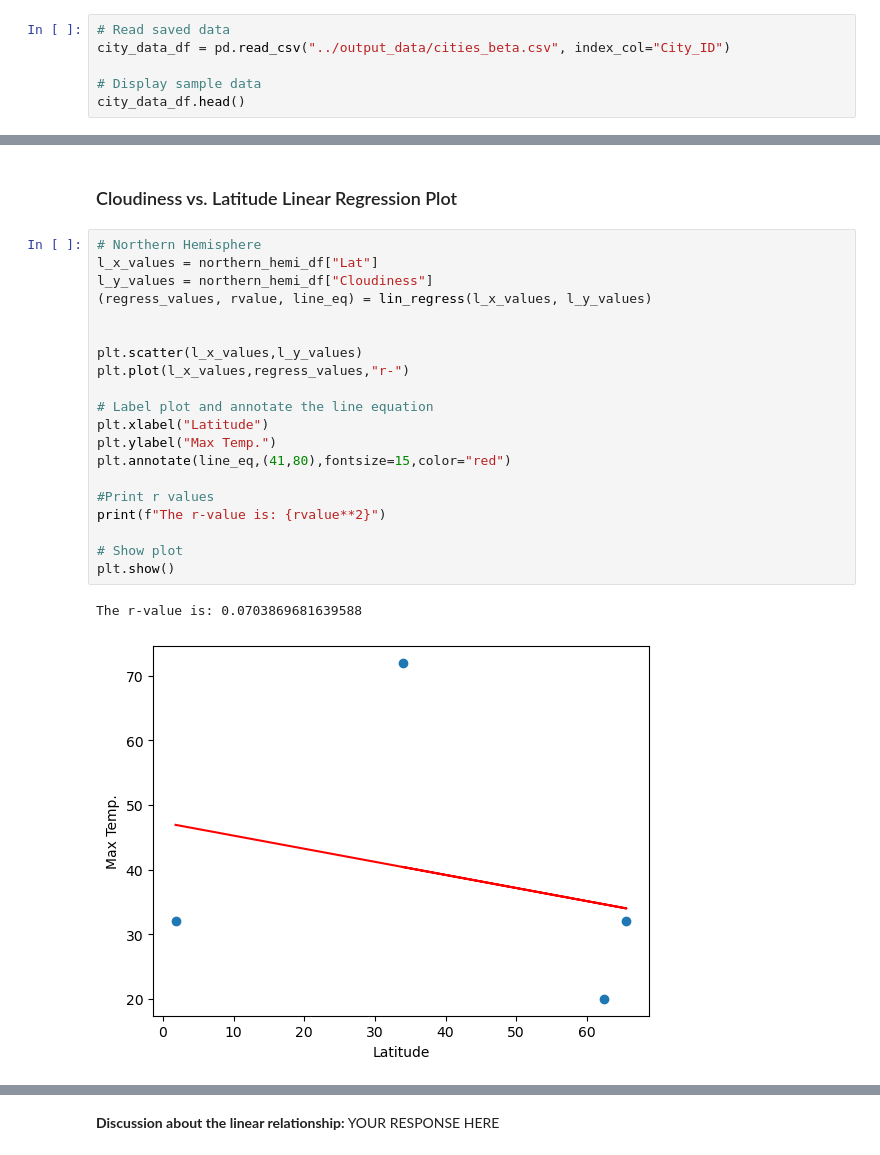
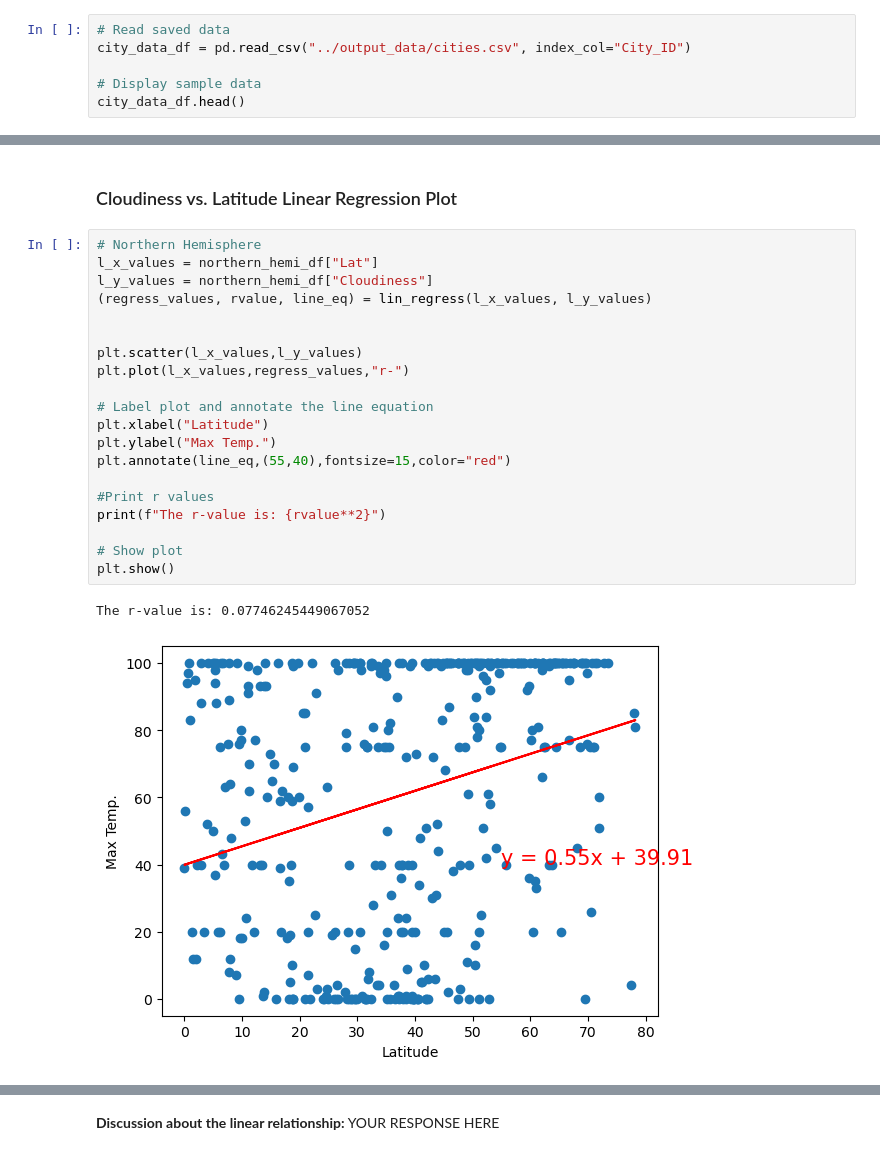
Before and after one commit to levite-neil/python-api-challenge, a Jupyter notebook: WeatherPy/WeatherPy.ipynb, the cells around one changed output, grey strips where cells are left out. Cells and saved outputs as stored; diff of their text form.

```diff
--- a/WeatherPy/WeatherPy.ipynb
+++ b/WeatherPy/WeatherPy.ipynb
@@ -245,6 +250,6 @@ city_data_df.to_csv("../output_data/cities_beta.csv", index_label="City_ID")
 # %%
 # Read saved data
-city_data_df = pd.read_csv("../output_data/cities_beta.csv", index_col="City_ID")
+city_data_df = pd.read_csv("../output_data/cities.csv", index_col="City_ID")
 
 # Display sample data
 city_data_df.head()
@@ -488,26 +494,26 @@ The r-value is: 0.02310327441411349
 # %%
 # Northern Hemisphere
 l_x_values = northern_hemi_df["Lat"]
 l_y_values = northern_hemi_df["Cloudiness"]
 (regress_values, rvalue, line_eq) = lin_regress(l_x_values, l_y_values)
 
 
 plt.scatter(l_x_values,l_y_values)
 plt.plot(l_x_values,regress_values,"r-")
 
 # Label plot and annotate the line equation
 plt.xlabel("Latitude")
 plt.ylabel("Max Temp.")
-plt.annotate(line_eq,(41,80),fontsize=15,color="red")
+plt.annotate(line_eq,(55,40),fontsize=15,color="red")
 
 #Print r values
 print(f"The r-value is: {rvalue**2}")
 
 # Show plot
 plt.show()
 # %% [output]
-The r-value is: 0.0703869681639588
+The r-value is: 0.07746245449067052
-[figure, old version]
+[figure, new version]
 # %%
 # Southern Hemisphere
 l_x_values = southern_hemi_df["Lat"]
```
Also changed, not shown: parts of 22 cells of this notebook.
